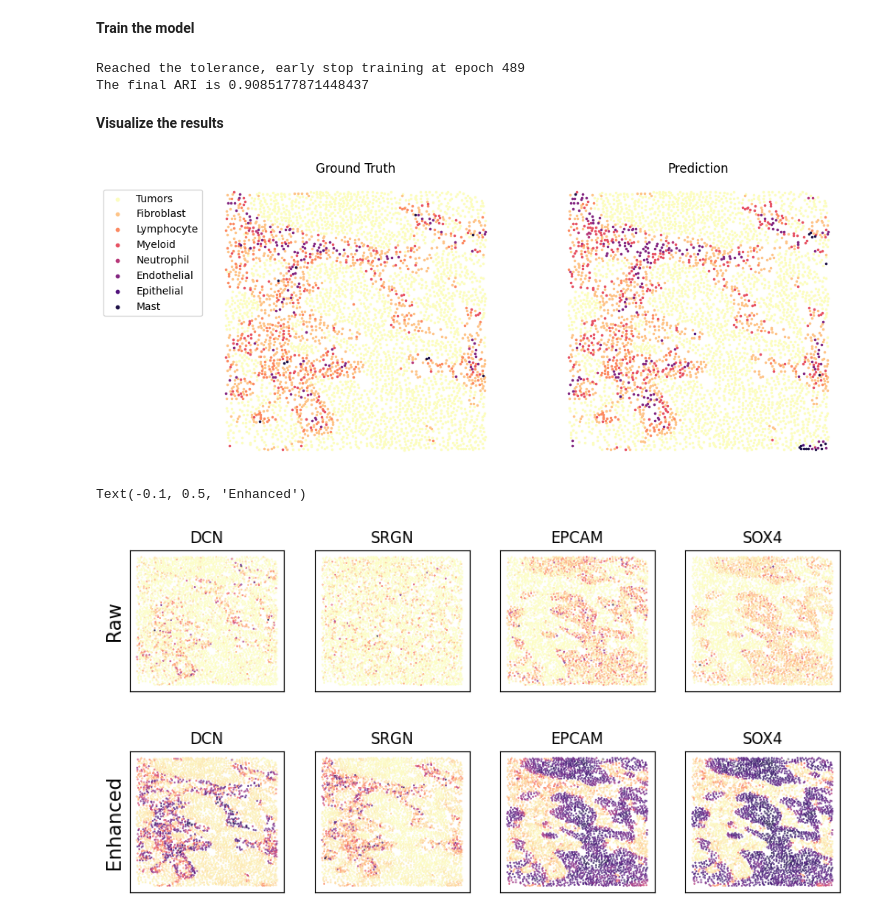
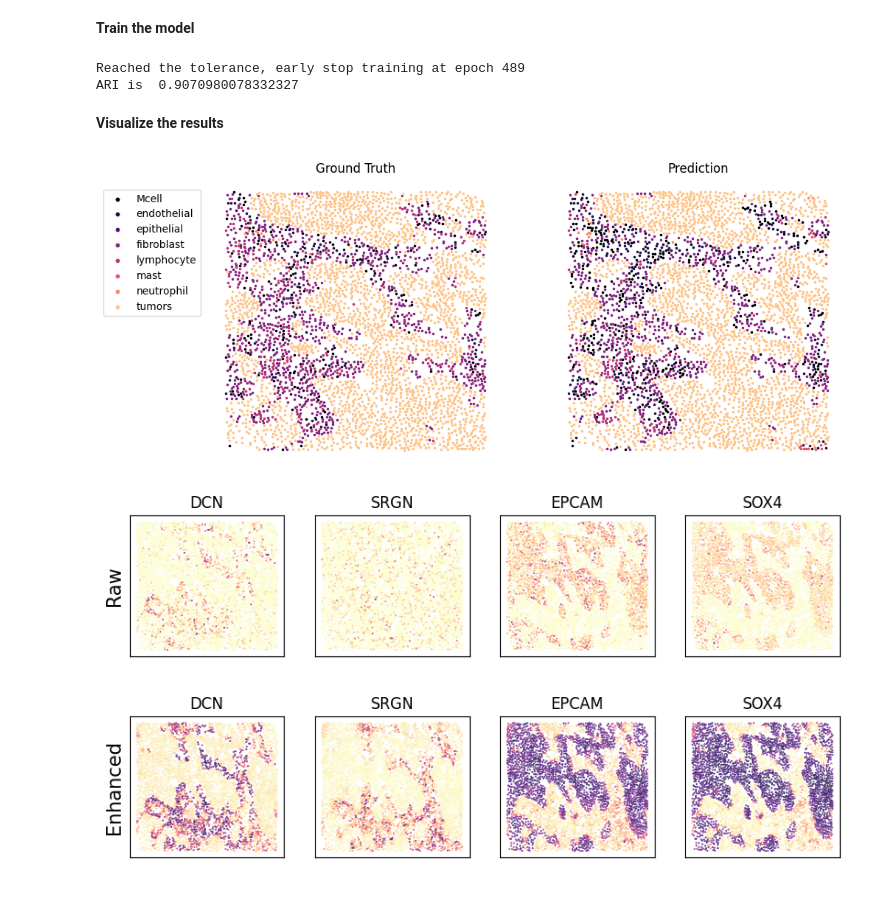
Before and after one commit to AI4Bread/S3RL, a Jupyter notebook: Tutorial-Nanostring.ipynb, the cells around one changed output. Cells and saved outputs as stored; diff of their text form; code cells hidden in the pictures.

```diff
--- a/Tutorial-Nanostring.ipynb
+++ b/Tutorial-Nanostring.ipynb
@@ -22,17 +31,21 @@ edge_index, fea, G, G_neg, gt = load_train_data(id=id,
 # %%
 from Utility.train_w_data import train_
 import yaml
+from sklearn.metrics import adjusted_rand_score
 
 cfg_path = './Best_cfg'
 with open(os.path.join(cfg_path, dataset, id+'.yaml'), 'r') as f:
     cfg = yaml.safe_load(f)
 
-ari, label_pred, emb, recon = train_(edge_index, fea, G, G_neg, gt, cfg)
+C = adata.obs['Ground Truth'].nunique()
 
-print(f'The final ARI is {ari}')
+adata = train_(adata, C, **cfg)
+
+ground_truth = adata.obs['Ground Truth'].astype('category').cat.codes.values
+print('ARI is ', adjusted_rand_score(ground_truth, adata.obs['pred']))
 # %% [output]
 Reached the tolerance, early stop training at epoch 489
-The final ARI is 0.9085177871448437
+ARI is  0.9070980078332327
 # %% [markdown]
 **Visualize the results**
 # %%
@@ -44,30 +57,27 @@ from Utility.tools import hungarian_match
 import pandas as pd
 import matplotlib.colors as mcolors
 
-data = pd.read_csv(os.path.join(data_path, dataset, 'all_in_one.csv'))
-gene_id = pd.read_csv(os.path.join(data_path, dataset, 'Lung9_Rep1_exprMat_file.csv')).columns[2:]
-cell_type = data[data['fov'] == int(id)]['cell_type']
+
 label_map = {'tumors': 'Tumors', 'fibroblast': 'Fibroblast', 'lymphocyte': 'Lymphocyte',
              'Mcell': 'Myeloid', 'neutrophil': 'Neutrophil', 'endothelial': 'Endothelial', 'epithelial': 'Epithelial', 'mast': 'Mast'}
-gt_map = {'tumors': 0, 'fibroblast': 1, 'lymphocyte': 2, 'Mcell': 3, 'neutrophil': 4, 'endothelial': 5, 'epithelial': 6, 'mast': 7}
-loc = np.array([data[data['fov'] == int(id)]['CenterY_local_px'], data[data['fov'] == int(id)]['CenterX_local_px']]).T
 
 full_cmap = plt.get_cmap('magma')
 colors = full_cmap(np.linspace(0.1, 1.0, 256))[::-1]
 cmap = mcolors.LinearSegmentedColormap.from_list("RdPu_middle", colors)
 
-label_pred = hungarian_match(gt, label_pred).astype(np.int32)
+label_pred = hungarian_match(ground_truth, adata.obs['pred'])
+label_dict = dict(zip(ground_truth, adata.obs['Ground Truth'].values))
 # %%
 import matplotlib.pyplot as plt
 import numpy as np
 
-color_map = plt.get_cmap('magma')(np.linspace(0, 1, 9))[::-1]
+color_map = plt.get_cmap('magma')(np.linspace(0, 1, 9))
 fig, ax = plt.subplots(1, 2, figsize=(11, 5))
 
 
-for i, label in enumerate(label_map.keys()):
-    ax[0].scatter(loc[cell_type == label, 0], loc[cell_type == label, 1],
-                color=color_map[i], s=2.5, label=label_map[label], alpha=1.0)
+for i in set(ground_truth):
+    ax[0].scatter(loc[ground_truth == i, 1], loc[ground_truth == i, 0],
+                color=color_map[i], s=2.5, label=label_dict[i], alpha=1.0)
 ax[0].legend(loc='upper left', bbox_to_anchor=(-0.4, 0.98), fontsize=10, markerscale=2)
 
 ax[0].set_xticks([])
@@ -76,10 +86,9 @@ for spine in ax[0].spines.values():
     spine.set_visible(False)
 
 
-for i, label in enumerate(label_map.keys()):
-    cell_type_pred = gt_map[label]
-    ax[1].scatter(loc[label_pred == cell_type_pred, 0], loc[label_pred == cell_type_pred, 1],
-                color=color_map[i], s=2.5, label=label_map[label], alpha=1.0)
+for i in set(ground_truth):
+    ax[1].scatter(loc[label_pred == i, 1], loc[label_pred == i, 0],
+                color=color_map[i], s=2.5, label=label_dict[i], alpha=1.0)
 
 ax[1].set_xticks([])
 ax[1].set_yticks([])
@@ -90,35 +99,31 @@ ax[0].set_title('Ground Truth', fontsize=12)
 ax[1].set_title('Prediction', fontsize=12)
 plt.show()
 # %% [output]
-[figure, old version]
+[figure, new version]
 # %%
-import anndata
-
 colors = plt.get_cmap('magma')(np.linspace(0.1, 1.0, 256))[::-1]
 cmap = mcolors.LinearSegmentedColormap.from_list("RdPu_middle", colors)
 
 gene_names = ['DCN','SRGN','EPCAM', 'SOX4']
-adata = anndata.AnnData(X=fea.numpy())
 
 fig, ax = plt.subplots(1, 4, figsize=(10, 2))
 for i, gene_name in enumerate(gene_names):
-    idx = gene_id.to_list().index(gene_name)
+    idx = adata.var_names.to_list().index(gene_name)
     ax[i].scatter(loc[:, 0], loc[:, 1], c=adata.X[:, idx], cmap=cmap, s=0.2)
     ax[i].set_xticks([])
     ax[i].set_yticks([])
     ax[i].set_title(gene_name)
 ax[0].text(-0.1, 0.5, 'Raw', ha='center', va='center', fontsize=15, transform=ax[0].transAxes, rotation=90)
 
 fig, ax = plt.subplots(1, 4, figsize=(10, 2))
 for i, gene_name in enumerate(gene_names):
-    idx = gene_id.to_list().index(gene_name)
-    ax[i].scatter(loc[:, 0], loc[:, 1], c=recon[:, idx], cmap=cmap, s=0.2)
+    idx = adata.var_names.to_list().index(gene_name)
+    ax[i].scatter(loc[:, 0], loc[:, 1], c=adata.obsm['X_recon'][:, idx], cmap=cmap, s=0.2)
     ax[i].set_xticks([])
     ax[i].set_yticks([])
     ax[i].set_title(gene_name)
 ax[1].text(-0.1, 0.5, 'Enhanced', ha='center', va='center', fontsize=15, transform=ax[0].transAxes, rotation=90)
 plt.show()
 # %% [output]
-Text(-0.1, 0.5, 'Enhanced')
-[figure, old version]
+[figure, new version]
-[figure, old version]
+[figure, new version]
```
Also changed, not shown: parts of 2 cells of this notebook, 11 other files.
